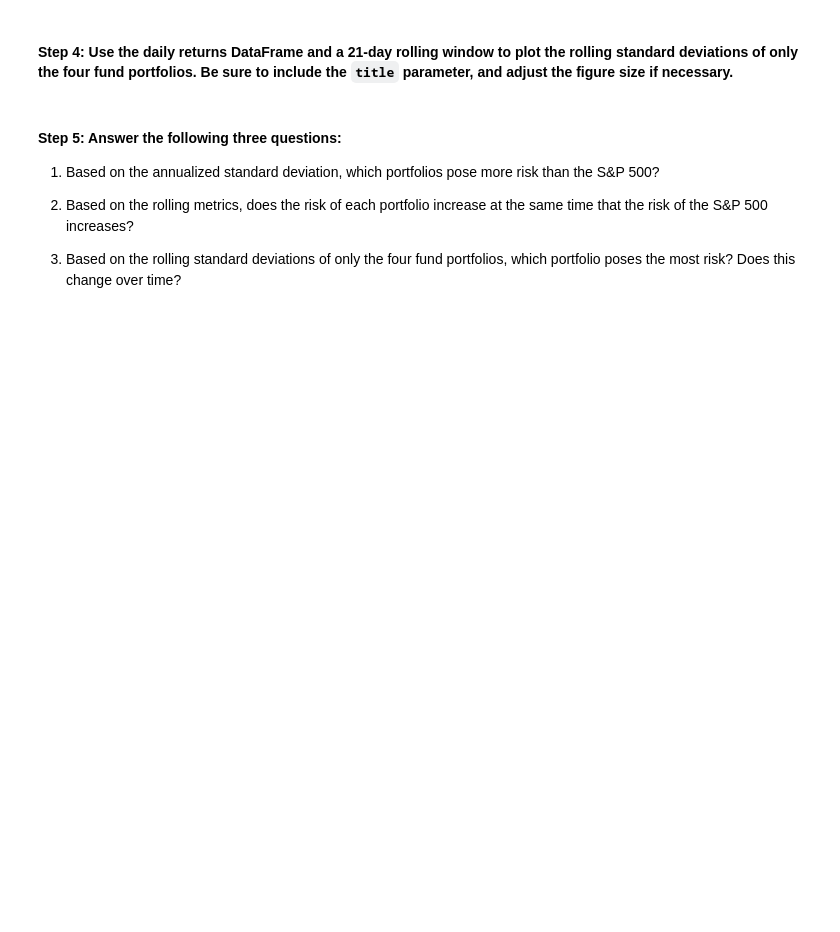
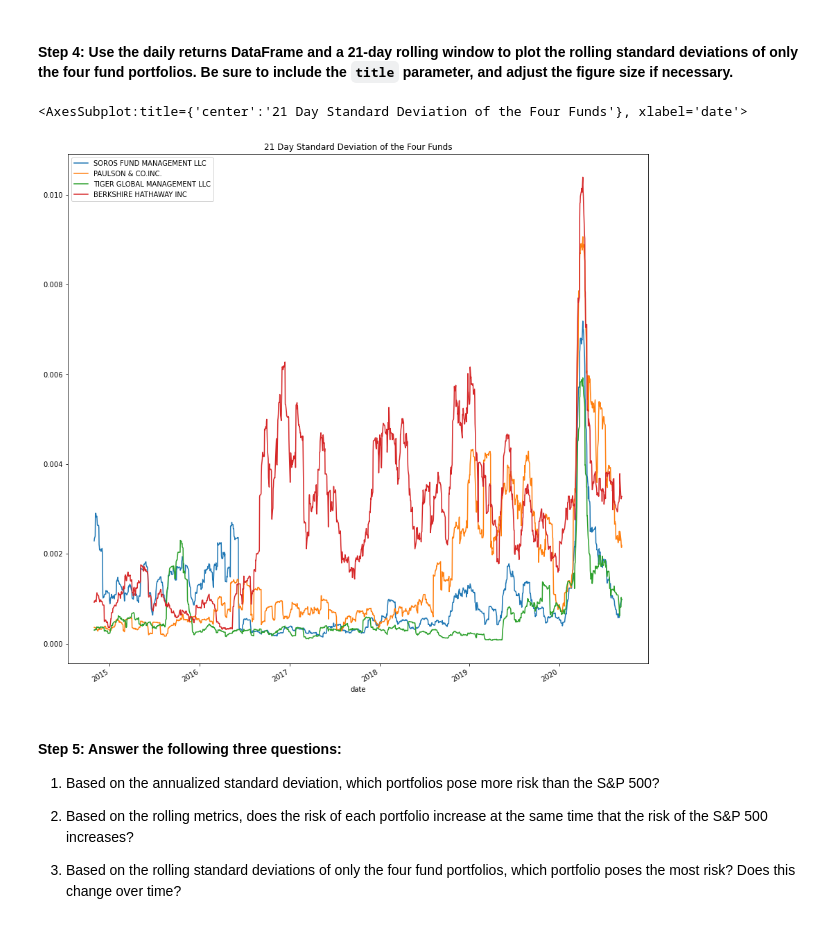
Before and after one commit to Amora987/Risk-Return-Analysis, a Jupyter notebook: Starter_Code/risk_return_analysis.ipynb, the cells around one changed output. Saved outputs shown, nothing was run; the diff lists cells and outputs as text; code cells hidden in the pictures; blank space fills up the shorter version.

```diff
--- a/Starter_Code/risk_return_analysis.ipynb
+++ b/Starter_Code/risk_return_analysis.ipynb
@@ -247,7 +278,12 @@ Evaluate the risk profile of each portfolio by using the standard deviation and
 # %%
 # Using the daily return data and a 21-day rolling window, plot the rolling standard deviation of just the 4 portfolios.
 # Include a title parameter and adjust the figure size
 # YOUR CODE HERE
+
+four_funds_returns.rolling(window=21).std().plot(title = "21 Day Standard Deviation of the Four Funds", figsize = (15,15))
+# %% [output]
+<AxesSubplot:title={'center':'21 Day Standard Deviation of the Four Funds'}, xlabel='date'>
+[figure, added]
 # %% [markdown]
 #### Step 5: Answer the following three questions:
 
```
Also changed, not shown: parts of 10 cells of this notebook.
